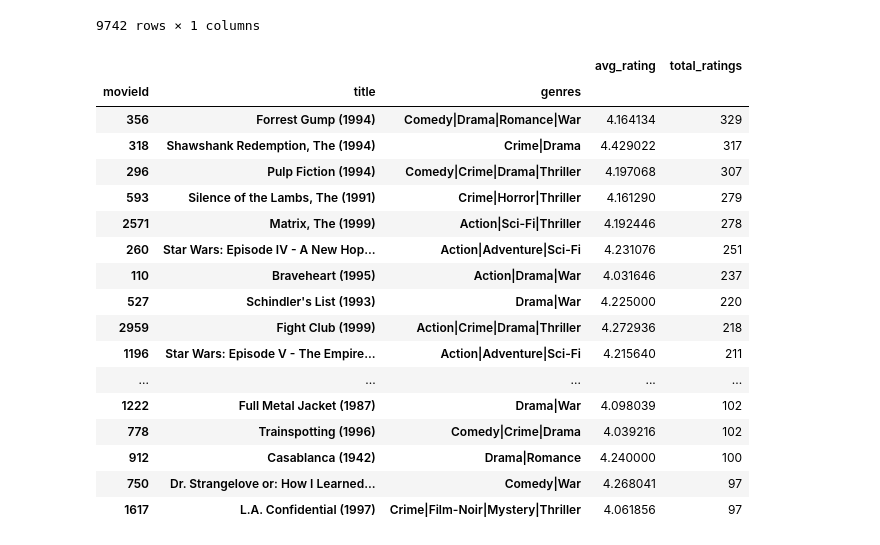
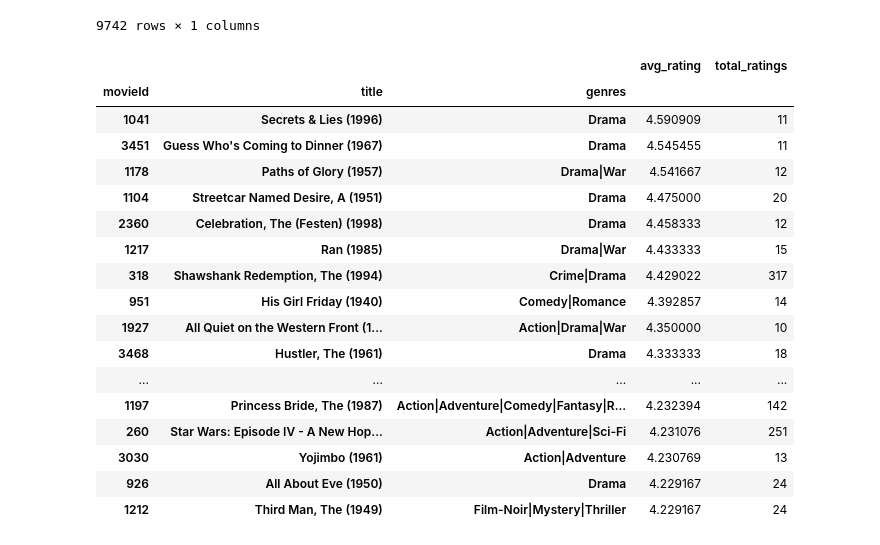
Before and after one commit to senzelden/movie_recommender, a Jupyter notebook: scripts/movielens_eda_dennis.ipynb, the cells around one changed output. Drawn from its saved outputs; the diff is of its cells as text; code cells hidden in the pictures.

```diff
--- a/scripts/movielens_eda_dennis.ipynb
+++ b/scripts/movielens_eda_dennis.ipynb
@@ -3,10 +3,10 @@ import numpy as np
 import pandas as pd
 import plotly.express as px
 # %%
-links = pd.read_csv('../data/ml-latest-small/links.csv')
-movies = pd.read_csv('../data/ml-latest-small/movies.csv')
-ratings = pd.read_csv('../data/ml-latest-small/ratings.csv')
-tags = pd.read_csv('../data/ml-latest-small/tags.csv')
+links = pd.read_csv('data/ml-latest-small/links.csv')
+movies = pd.read_csv('data/ml-latest-small/movies.csv')
+ratings = pd.read_csv('data/ml-latest-small/ratings.csv')
+tags = pd.read_csv('data/ml-latest-small/tags.csv')
 # %% [markdown]
 ### Genres
 # %%
@@ -91,25 +90,25 @@ total_ratings
 # %%
 concat = pd.concat([avg_rating, total_ratings], axis=1)
 # %%
-most_rated = concat[concat.avg_rating >= 4].sort_values(by=['total_ratings'], ascending=False)
-most_rated.head(50)
+top_rated = concat[concat.total_ratings >= 10].sort_values(by=['avg_rating'], ascending=False)
+top_rated.head(50)
 # %% [output]
 |  |  |  | avg_rating | total_ratings |
 | movieId | title | genres |  |  |
-| 356 | Forrest Gump (1994) | Comedy|Drama|Romance|War | 4.164134 | 329 |
+| 1041 | Secrets & Lies (1996) | Drama | 4.590909 | 11 |
+| 3451 | Guess Who's Coming to Dinner (1967) | Drama | 4.545455 | 11 |
+| 1178 | Paths of Glory (1957) | Drama|War | 4.541667 | 12 |
+| 1104 | Streetcar Named Desire, A (1951) | Drama | 4.475000 | 20 |
+| 2360 | Celebration, The (Festen) (1998) | Drama | 4.458333 | 12 |
+| 1217 | Ran (1985) | Drama|War | 4.433333 | 15 |
 | 318 | Shawshank Redemption, The (1994) | Crime|Drama | 4.429022 | 317 |
-| 296 | Pulp Fiction (1994) | Comedy|Crime|Drama|Thriller | 4.197068 | 307 |
-| 593 | Silence of the Lambs, The (1991) | Crime|Horror|Thriller | 4.161290 | 279 |
-| 2571 | Matrix, The (1999) | Action|Sci-Fi|Thriller | 4.192446 | 278 |
+| 951 | His Girl Friday (1940) | Comedy|Romance | 4.392857 | 14 |
+| 1927 | All Quiet on the Western Front (1... | Action|Drama|War | 4.350000 | 10 |
+| 3468 | Hustler, The (1961) | Drama | 4.333333 | 18 |
+| ... | ... | ... | ... | ... |
+| 1197 | Princess Bride, The (1987) | Action|Adventure|Comedy|Fantasy|R... | 4.232394 | 142 |
 | 260 | Star Wars: Episode IV - A New Hop... | Action|Adventure|Sci-Fi | 4.231076 | 251 |
-| 110 | Braveheart (1995) | Action|Drama|War | 4.031646 | 237 |
-| 527 | Schindler's List (1993) | Drama|War | 4.225000 | 220 |
-| 2959 | Fight Club (1999) | Action|Crime|Drama|Thriller | 4.272936 | 218 |
-| 1196 | Star Wars: Episode V - The Empire... | Action|Adventure|Sci-Fi | 4.215640 | 211 |
-| ... | ... | ... | ... | ... |
-| 1222 | Full Metal Jacket (1987) | Drama|War | 4.098039 | 102 |
-| 778 | Trainspotting (1996) | Comedy|Crime|Drama | 4.039216 | 102 |
-| 912 | Casablanca (1942) | Drama|Romance | 4.240000 | 100 |
-| 750 | Dr. Strangelove or: How I Learned... | Comedy|War | 4.268041 | 97 |
-| 1617 | L.A. Confidential (1997) | Crime|Film-Noir|Mystery|Thriller | 4.061856 | 97 |
+| 3030 | Yojimbo (1961) | Action|Adventure | 4.230769 | 13 |
+| 926 | All About Eve (1950) | Drama | 4.229167 | 24 |
+| 1212 | Third Man, The (1949) | Film-Noir|Mystery|Thriller | 4.229167 | 24 |
 # %%
```
Also changed, not shown: parts of 5 cells of this notebook, 2 other files.
